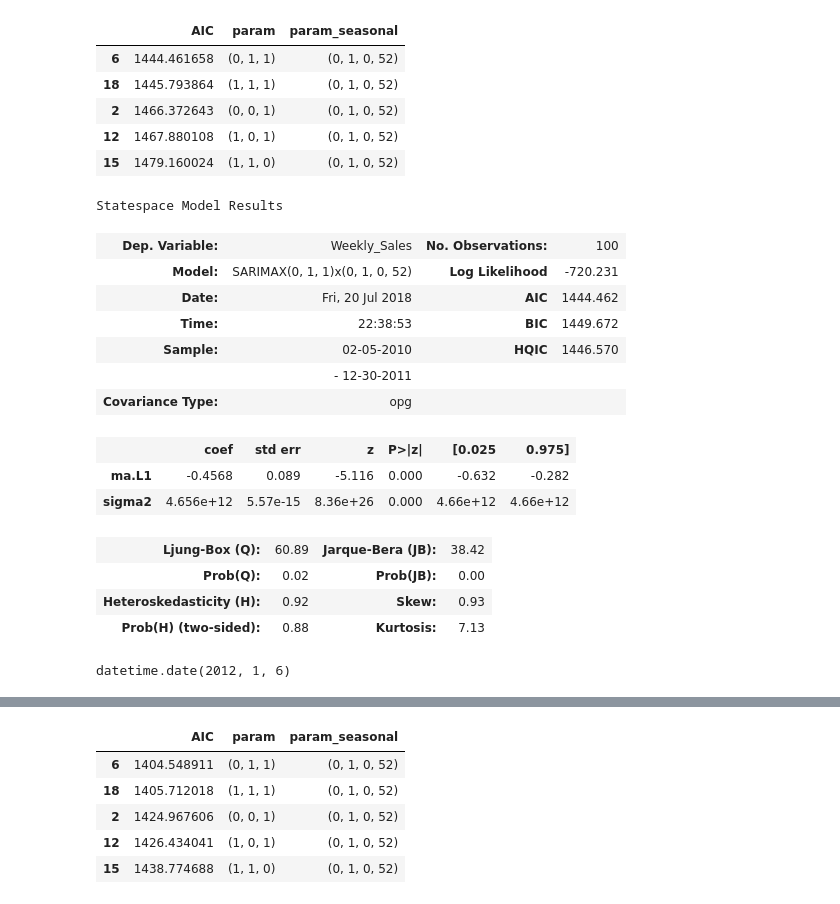
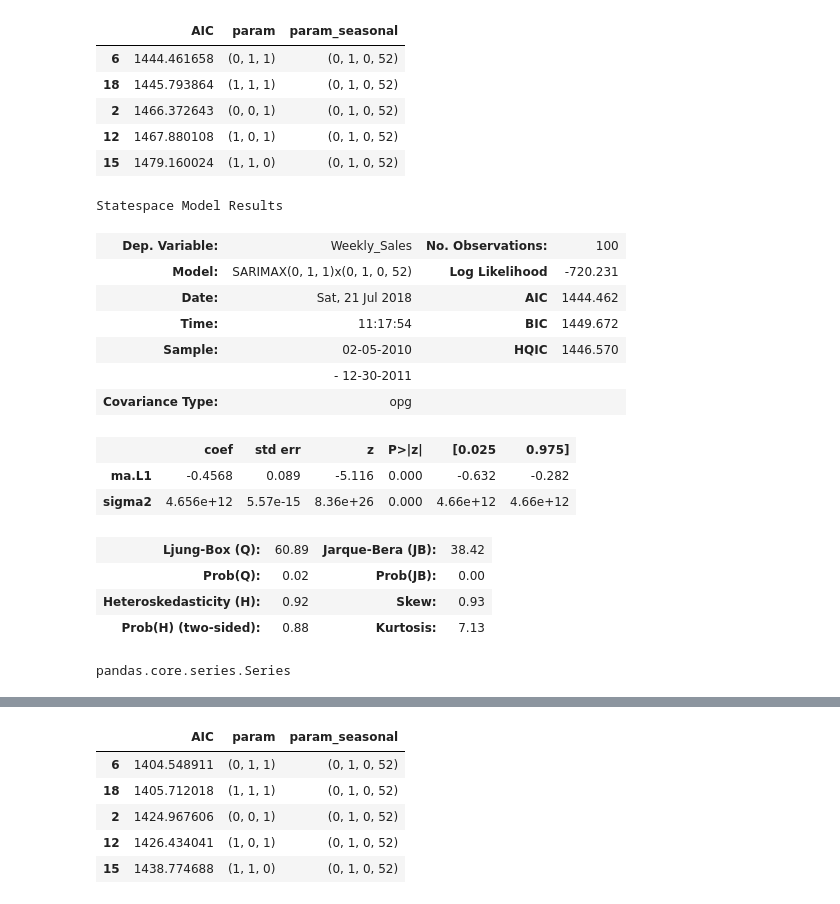
Before and after one commit to jkhoo90/GA_Project_DS, a Jupyter notebook: Project 4/Project 4.ipynb, the cells around one changed output, grey strips where cells are left out. Drawn from its saved outputs; the diff is of its cells as text; code cells hidden in the pictures.

```diff
--- a/Project 4/Project 4.ipynb
+++ b/Project 4/Project 4.ipynb
@@ -776,5 +780,5 @@ from statsmodels.tsa.seasonal import seasonal_decompose
 # %%
-data.Date = pd.to_datetime(data.Date, dayfirst=True)
+data.Date = pd.to_datetime(data.Date, dayfirst=True, format = '%d/%m/%Y')
 ts_data = data.set_index('Date')
 ts_data_all = pd.DataFrame(ts_data.groupby(ts_data.index)['Weekly_Sales'].sum())
 ts_data_a = ts_data[np.logical_and(ts_data['type_B'] == 0,ts_data['type_C'] == 0)]
@@ -935,19 +936,19 @@ AIC_search.sort_values(by = 'AIC').head()
 | 12 | 1467.880108 | (1, 0, 1) | (0, 1, 0, 52) |
 | 15 | 1479.160024 | (1, 1, 0) | (0, 1, 0, 52) |
 # %%
-mod = sm.tsa.statespace.SARIMAX(train,order=(0, 1, 1),
+mod = sm.tsa.statespace.SARIMAX(train.Weekly_Sales,order=(0, 1, 1),
                                 seasonal_order=(0, 1, 0, 52),
                                 enforce_stationarity=False,
                                 enforce_invertibility=False)
 
 results = mod.fit()
 results.summary()
 # %% [output]
 Statespace Model Results
 | Dep. Variable: | Weekly_Sales | No. Observations: | 100 |
 | Model: | SARIMAX(0, 1, 1)x(0, 1, 0, 52) | Log Likelihood | -720.231 |
-| Date: | Fri, 20 Jul 2018 | AIC | 1444.462 |
-| Time: | 22:38:53 | BIC | 1449.672 |
+| Date: | Sat, 21 Jul 2018 | AIC | 1444.462 |
+| Time: | 11:17:54 | BIC | 1449.672 |
 | Sample: | 02-05-2010 | HQIC | 1446.570 |
 |  | - 12-30-2011 |  |  |
 | Covariance Type: | opg |  |  |
@@ -960,6 +961,6 @@ Statespace Model Results
 | Prob(H) (two-sided): | 0.88 | Kurtosis: | 7.13 |
 # %%
 #results.predict()
-test.index[0].date()
+type(train.Weekly_Sales)
 # %% [output]
-datetime.date(2012, 1, 6)
+pandas.core.series.Series
```
Also changed, not shown: parts of 13 cells of this notebook.
